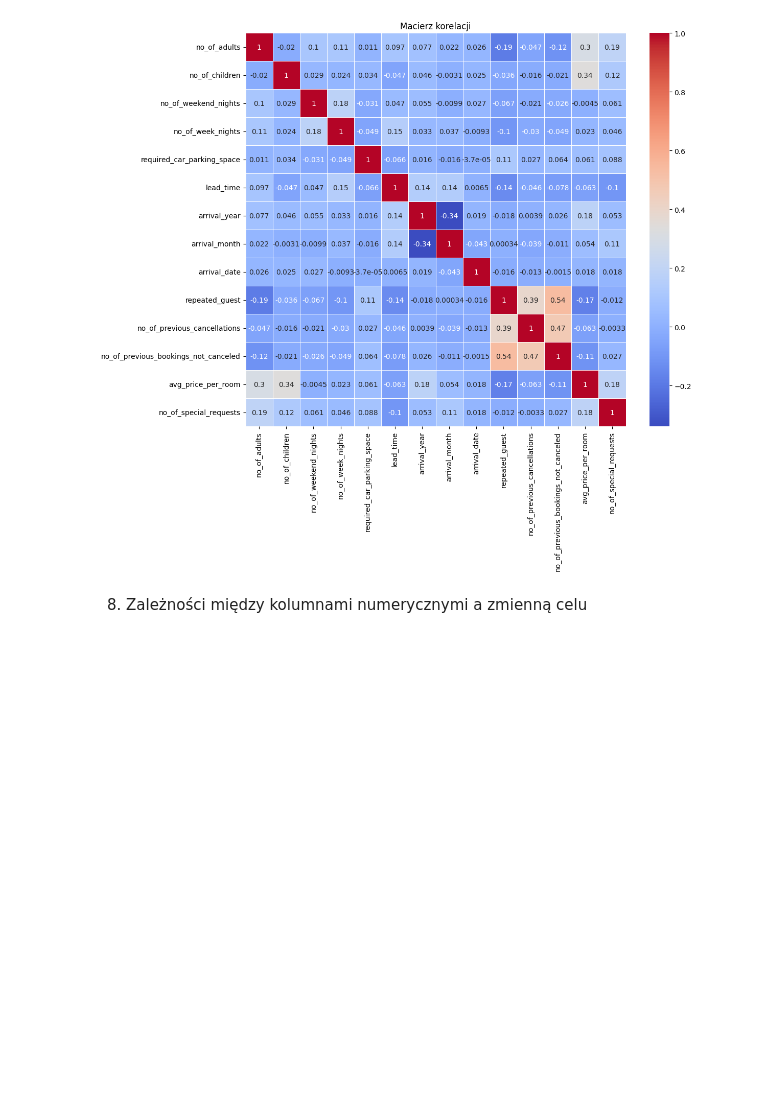
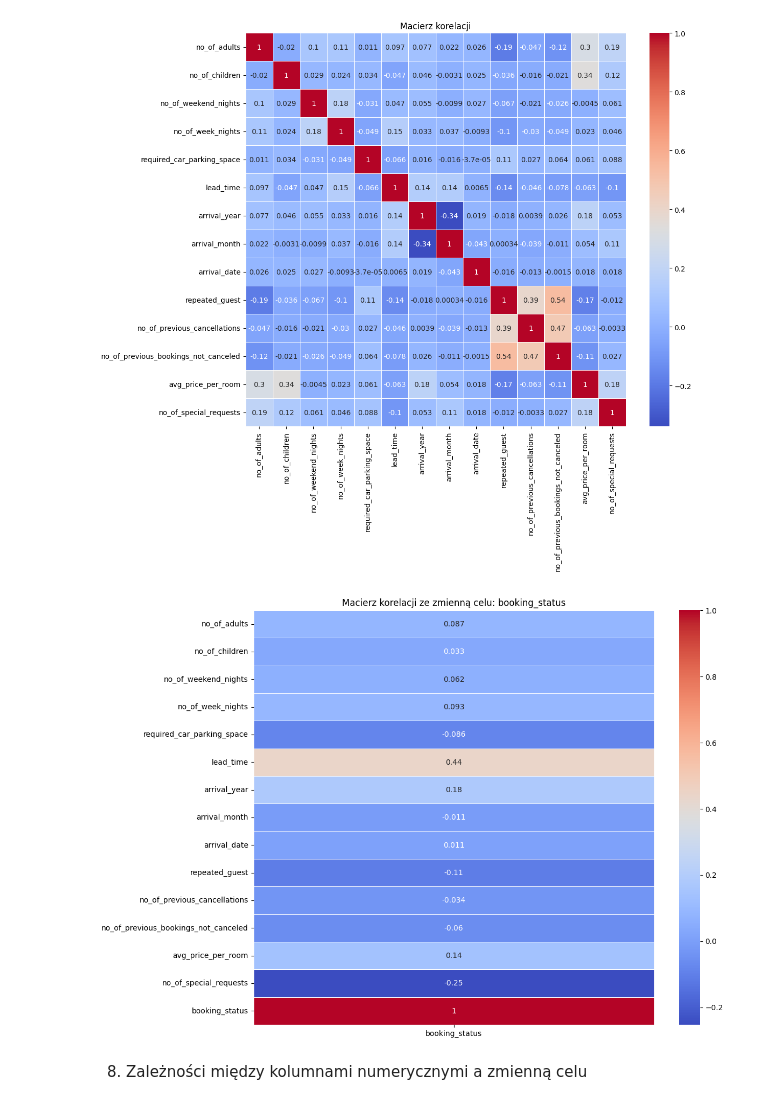
Before and after one commit to KsaweryKomasara/Projekt_KNDS, a Jupyter notebook: Nootebooks/main.ipynb, the cells around one changed output. Drawn from its saved outputs; the diff is of its cells as text; code cells hidden in the pictures; blank space fills up the shorter version.

```diff
--- a/Nootebooks/main.ipynb
+++ b/Nootebooks/main.ipynb
@@ -143,6 +143,10 @@ dataAnalysis.correlationCoefficient(data)
 dataAnalysis.plotHeatmap(data)
 # %% [output]
 [figure]
+# %%
+dataAnalysis.plotCorrelationWithTarget(data)
+# %% [output]
+[figure, added]
 # %% [markdown]
   8. Zależności między kolumnami numerycznymi a zmienną celu
 # %%
```
Also changed, not shown: parts of 7 cells of this notebook, 3 other files.
